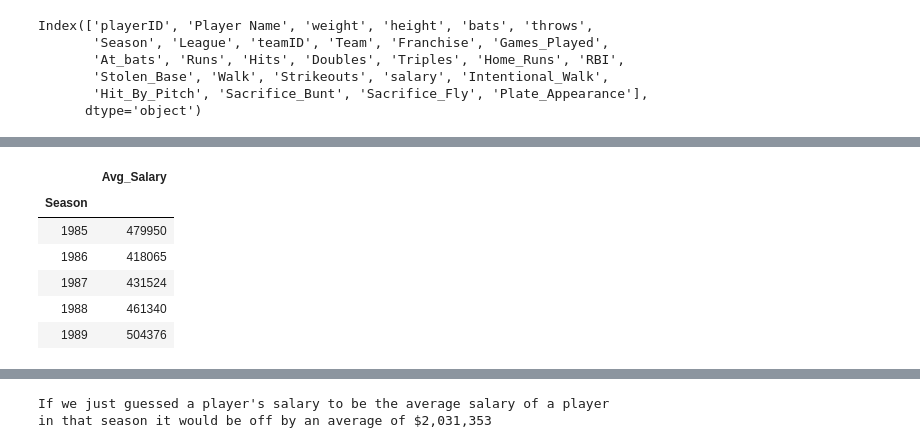
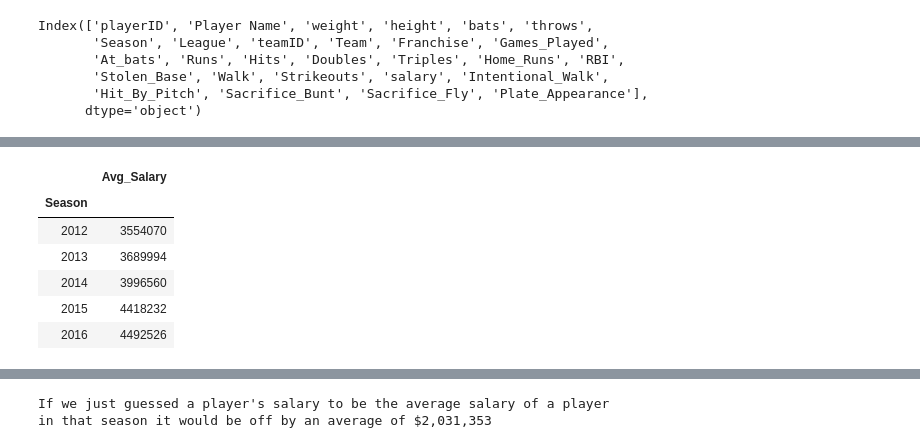
Before and after one commit to jbell1991/mlb-data, a Jupyter notebook: MLB Stats.ipynb, the cells around one changed output, grey strips where cells are left out. Saved outputs shown, nothing was run; the diff lists cells and outputs as text; code cells hidden in the pictures.

```diff
--- a/MLB Stats.ipynb
+++ b/MLB Stats.ipynb
@@ -96,0 +116,8 @@ df['AVG'] = df['AVG'].fillna(0)
+# %%
+# strikeouts as a percentage of at bats
+df['Strikeout_Percentage'] = df['Strikeouts'] / df['At_bats']
+# %%
+# walk to strikeout ratio
+df['Walks_To_Strikeouts'] = df['Walk'] / df['Strikeouts']
+df['Walks_To_Strikeouts'] = df['Walks_To_Strikeouts'].replace([np.inf, -np.inf], 0)
+df['Walks_To_Strikeouts'] = df['Walks_To_Strikeouts'].fillna(0)
@@ -96,0 +148,6 @@ df['AVG'] = df['AVG'].fillna(0)
+# %%
+# getting oldest season for a player
+year = df[['playerID', 'Season']]
+year = year.rename(columns={'Season': 'Oldest_Season'})
+year = year.sort_values('playerID').groupby('playerID').min()
+year.head(10)
@@ -96,0 +167,5 @@ df['AVG'] = df['AVG'].fillna(0)
+# %%
+# merging oldest season
+df = df.merge(year, how='inner', on='playerID')
+# determining years in the league
+df['Years_In_League'] = df['Season'] - df['Oldest_Season']
@@ -146,15 +231,15 @@ df.groupby(['Season', 'Team']).sum()
 # is there a way we could account for inflation?
 # or could we just look one year
 # %%
-# average salary by year
+# average salary by year for all field players
 avg_salary = pd.DataFrame(df['salary'].groupby(df['Season']).mean().astype(int))
 avg_salary.columns = ['Avg_Salary']
-avg_salary.head()
+avg_salary.tail()
 # %% [output]
 |  | Avg_Salary |
 | Season |  |
-| 1985 | 479950 |
-| 1986 | 418065 |
-| 1987 | 431524 |
-| 1988 | 461340 |
-| 1989 | 504376 |
+| 2012 | 3554070 |
+| 2013 | 3689994 |
+| 2014 | 3996560 |
+| 2015 | 4418232 |
+| 2016 | 4492526 |
```
Also changed, not shown: parts of 27 cells of this notebook.
